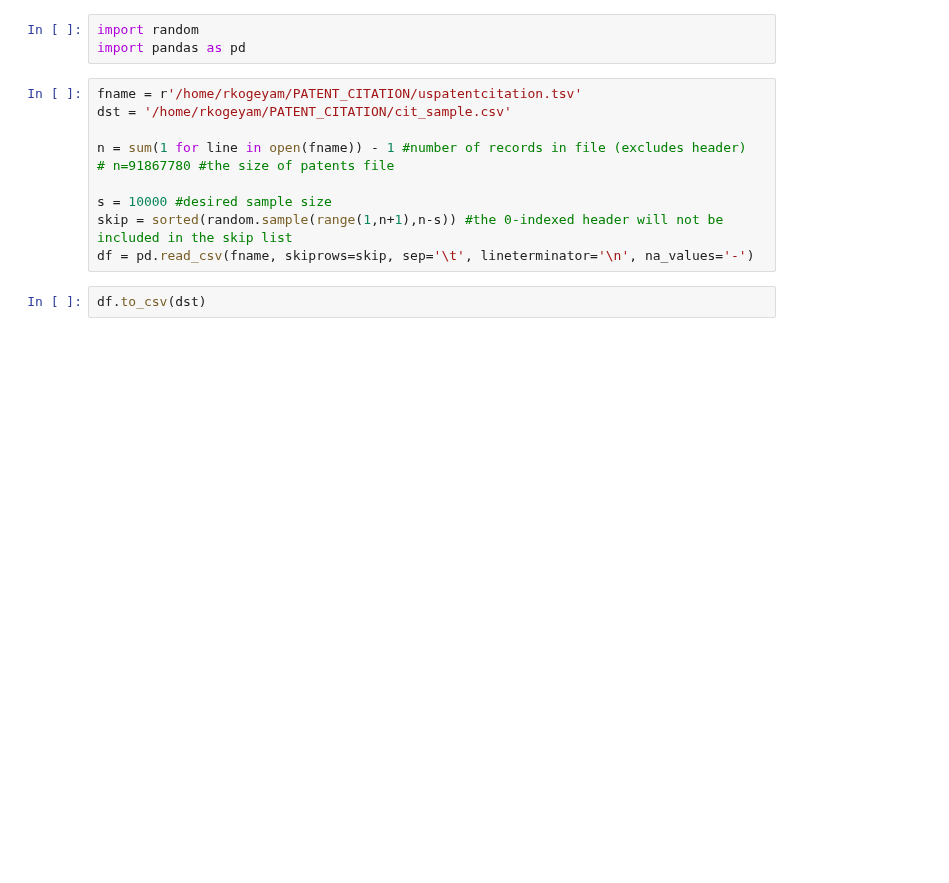
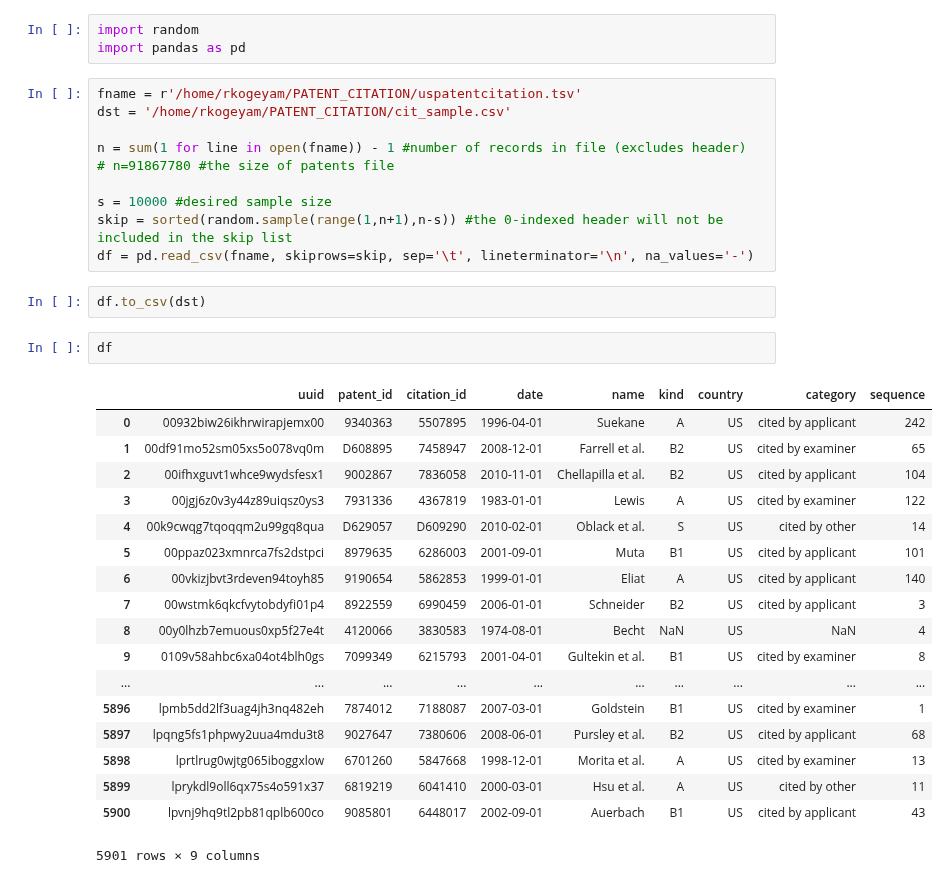
Before and after one commit to rsdias/patent_analysis, a Jupyter notebook: sampler_script.ipynb, the cells around one changed output. Cells and saved outputs as stored; diff of their text form; blank space fills up the shorter version.

```diff
--- a/sampler_script.ipynb
+++ b/sampler_script.ipynb
@@ -20,3 +20,24 @@ skip = sorted(random.sample(range(1,n+1),n-s)) #the 0-indexed header will not be
 df = pd.read_csv(fname, skiprows=skip, sep='\t', lineterminator='\n', na_values='-')
 # %%
 df.to_csv(dst)
+# %%
+df
+# %% [output]
+|  | uuid | patent_id | citation_id | date | name | kind | country | category | sequence |
+| 0 | 00932biw26ikhrwirapjemx00 | 9340363 | 5507895 | 1996-04-01 | Suekane | A | US | cited by applicant | 242 |
+| 1 | 00df91mo52sm05xs5o078vq0m | D608895 | 7458947 | 2008-12-01 | Farrell et al. | B2 | US | cited by examiner | 65 |
+| 2 | 00ifhxguvt1whce9wydsfesx1 | 9002867 | 7836058 | 2010-11-01 | Chellapilla et al. | B2 | US | cited by applicant | 104 |
+| 3 | 00jgj6z0v3y44z89uiqsz0ys3 | 7931336 | 4367819 | 1983-01-01 | Lewis | A | US | cited by examiner | 122 |
+| 4 | 00k9cwqg7tqoqqm2u99gq8qua | D629057 | D609290 | 2010-02-01 | Oblack et al. | S | US | cited by other | 14 |
+| 5 | 00ppaz023xmnrca7fs2dstpci | 8979635 | 6286003 | 2001-09-01 | Muta | B1 | US | cited by applicant | 101 |
+| 6 | 00vkizjbvt3rdeven94toyh85 | 9190654 | 5862853 | 1999-01-01 | Eliat | A | US | cited by applicant | 140 |
+| 7 | 00wstmk6qkcfvytobdyfi01p4 | 8922559 | 6990459 | 2006-01-01 | Schneider | B2 | US | cited by applicant | 3 |
+| 8 | 00y0lhzb7emuous0xp5f27e4t | 4120066 | 3830583 | 1974-08-01 | Becht | NaN | US | NaN | 4 |
+| 9 | 0109v58ahbc6xa04ot4blh0gs | 7099349 | 6215793 | 2001-04-01 | Gultekin et al. | B1 | US | cited by examiner | 8 |
+| ... | ... | ... | ... | ... | ... | ... | ... | ... | ... |
+| 5896 | lpmb5dd2lf3uag4jh3nq482eh | 7874012 | 7188087 | 2007-03-01 | Goldstein | B1 | US | cited by examiner | 1 |
+| 5897 | lpqng5fs1phpwy2uua4mdu3t8 | 9027647 | 7380606 | 2008-06-01 | Pursley et al. | B2 | US | cited by applicant | 68 |
+| 5898 | lprtlrug0wjtg065iboggxlow | 6701260 | 5847668 | 1998-12-01 | Morita et al. | A | US | cited by examiner | 13 |
+| 5899 | lprykdl9oll6qx75s4o591x37 | 6819219 | 6041410 | 2000-03-01 | Hsu et al. | A | US | cited by other | 11 |
+| 5900 | lpvnj9hq9tl2pb81qplb600co | 9085801 | 6448017 | 2002-09-01 | Auerbach | B1 | US | cited by applicant | 43 |
+5901 rows × 9 columns
```
Also changed, not shown: 4 other files.
